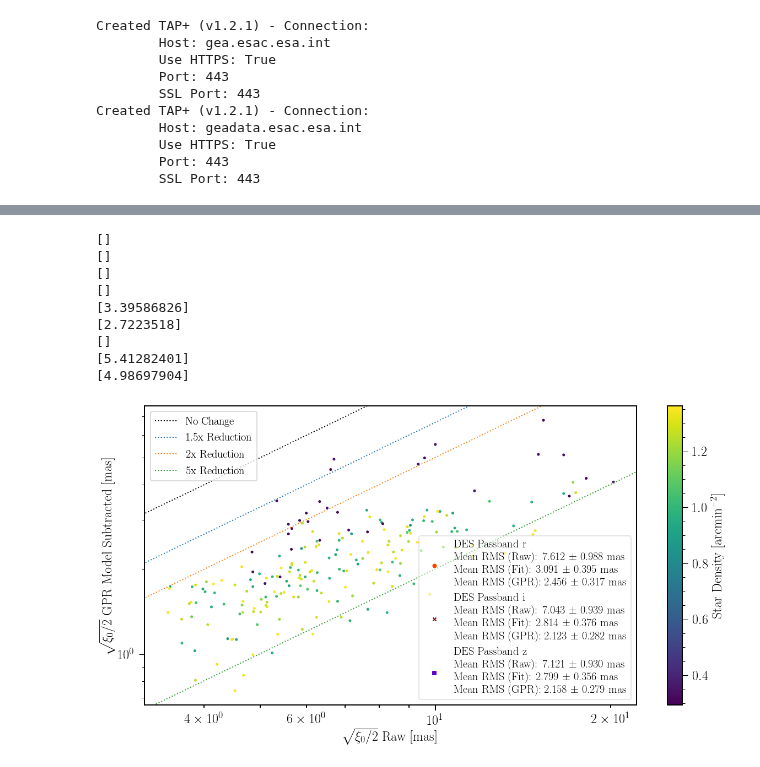
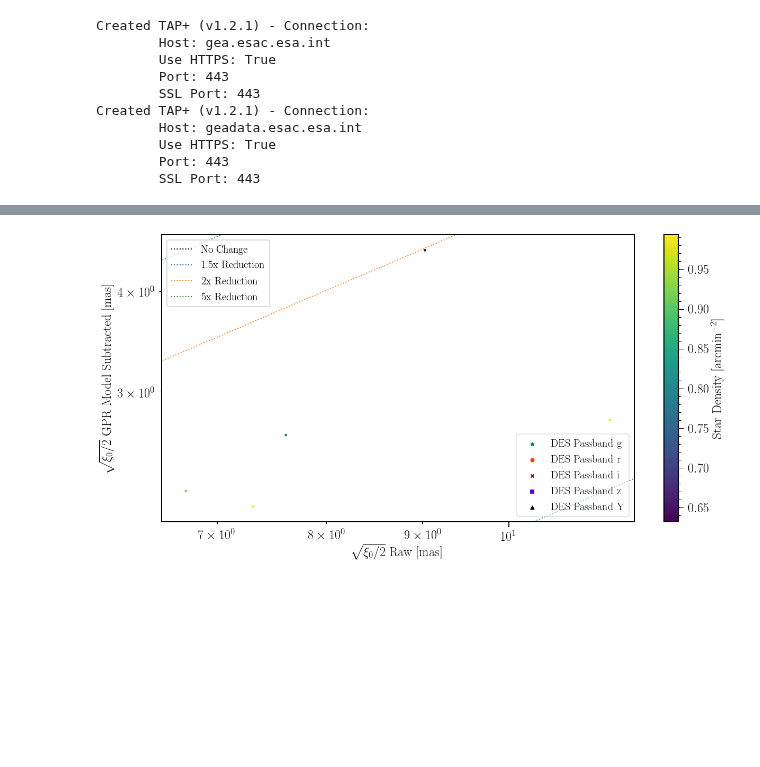
Before and after one commit to FoxFortino/DESworkspace, a Jupyter notebook: xiBA2.ipynb, the cells around one changed output, grey strips where cells are left out. Saved outputs shown, nothing was run; the diff lists cells and outputs as text; code cells hidden in the pictures; blank space fills up the shorter version.

```diff
--- a/xiBA2.ipynb
+++ b/xiBA2.ipynb
@@ -39,4 +39,7 @@ Created TAP+ (v1.2.1) - Connection:
 # FITSfiles += sorted(glob.glob(f"/home/fortino/GPRSolutions/zone132/GPR.??????.?RC.fits"))
 # FITSfiles += sorted(glob.glob(f"/home/fortino/GPRSolutions/eris/GPR.??????.?RC.fits"))
 # print(len(FITSfiles))
+
+FITSfiles = sorted(glob.glob(f"SampleSolutions/GPR.??????.?RC.fits"))
+print(len(FITSfiles))
 # %% [output]
@@ -80,41 +83,49 @@ def xiBA2(
         if len(AP.expNums[band]) == 0:
             continue
 
+        # Collect the raw and GPR RMS values
         RMS_raw.extend(AP.RMS_raw[band])
         RMS_GPR.extend(AP.RMS_GPR[band])
 
+        # Collect the raw and GPR RMS error values
         RMSerr_raw.extend(AP.RMSerr_raw[band])
         RMSerr_GPR.extend(AP.RMSerr_GPR[band])
 
+        # Collect the star densities
         starDensity.extend(u.Quantity(AP.starDensity[band]).value)
 
+        # Sigma clip on the errors for the raw RMS
         maskraw = stats.sigma_clip(AP.RMSerr_raw[band], sigma=5).mask
-        print(np.array(AP.RMS_raw[band])[maskraw])
+#         print(np.array(AP.RMS_raw[band])[maskraw])
         avgRMS_raw = np.mean(np.array(AP.RMS_raw[band])[~maskraw])
         avgRMSErr_raw = np.sqrt(np.sum(np.power(np.array(AP.RMS_raw[band])[~maskraw], 2)))
         avgRMSErr_raw /= len(np.array(AP.RMS_raw[band])[~maskraw])
 
+        # Sigma clip on the errors for the fitted RMS
         maskGPR_fC = stats.sigma_clip(AP.RMSerr_GPR_fC[band], sigma=5).mask
-        print(np.array(AP.RMS_GPR_fC[band])[maskGPR_fC])
+#         print(np.array(AP.RMS_GPR_fC[band])[maskGPR_fC])
         avgRMS_GPR_fC = np.mean(np.array(AP.RMS_GPR_fC[band])[~maskGPR_fC])
         avgRMSErr_GPR_fC = np.sqrt(np.sum(np.power(np.array(AP.RMS_GPR_fC[band])[~maskGPR_fC], 2)))
         avgRMSErr_GPR_fC /= len(np.array(AP.RMS_GPR_fC[band])[~maskGPR_fC])
 
+        # Sigma clip on the errors for the GPR RMS
         maskGPR = stats.sigma_clip(AP.RMSerr_GPR[band], sigma=5).mask
-        print(np.array(AP.RMS_GPR[band])[maskGPR])
+#         print(np.array(AP.RMS_GPR[band])[maskGPR])
         avgRMS_GPR = np.mean(np.array(AP.RMS_GPR[band])[~maskGPR])
         avgRMSErr_GPR = np.sqrt(np.sum(np.power(np.array(AP.RMS_GPR[band])[~maskGPR], 2)))
         avgRMSErr_GPR /= len(np.array(AP.RMS_GPR[band])[~maskGPR])
 
+        # Create the legend handle for the current band in the for loop. This scatter point is
+        # arbitrary and is just used to put a label in the legend for the band.
         bandHandle = plt.scatter(
             -1, 0,
             alpha=1,
             color=plotGPR.DES_COLORS[band],
             marker=plotGPR.DES_MARKERS[band],
             label=f"DES Passband {band}"
-                  f"\nMean RMS (Raw): {avgRMS_raw:.3f} ± {avgRMSErr_raw:.3f} mas"
-                  f"\nMean RMS (Fit): {avgRMS_GPR_fC:.3f} ± {avgRMSErr_GPR_fC:.3f} mas"
-                  f"\nMean RMS (GPR): {avgRMS_GPR:.3f} ± {avgRMSErr_GPR:.3f} mas"
+#                   f"\nMean RMS (Raw): {avgRMS_raw:.3f} ± {avgRMSErr_raw:.3f} mas"
+#                   f"\nMean RMS (Fit): {avgRMS_GPR_fC:.3f} ± {avgRMSErr_GPR_fC:.3f} mas"
+#                   f"\nMean RMS (GPR): {avgRMS_GPR:.3f} ± {avgRMSErr_GPR:.3f} mas"
                 )
         bandHandles.append(bandHandle)
 
@@ -125,11 +136,14 @@ def xiBA2(
                     (AP.RMS_raw[band][i], AP.RMS_GPR[band][i]),
                     fontsize=10)
 
+    # Finally plot the RMS values for all bands at once. This way, the colors, given by kwarg c, are
+    # all on the same cmap.
     scatter = plt.scatter(
         RMS_raw, RMS_GPR,
         c=starDensity, cmap="viridis",
         marker=".")
 
+    # Add the handles for each band to the legend.
     bandLegend = plt.legend(
         handles=bandHandles,
         loc="lower right",
@@ -152,42 +166,33 @@ def xiBA2(
     red1_5 = plt.plot(
         x, x/1.5,
         c="tab:blue", ls=":",
         label="1.5x Reduction")[0]
 
     red2 = plt.plot(
         x, x/2,
         c="tab:orange",
         ls=":",
         label="2x Reduction")[0]
 
     red5 = plt.plot(
         x, x/5,
         c="tab:green", ls=":",
         label="5x Reduction")[0]
 
     refLegend = plt.legend(
         handles=[noChange, red1_5, red2, red5],
         loc="upper left",
         framealpha=framealpha)
     plt.gca().add_artist(refLegend)
 
     plt.xlabel(r"$\sqrt{\xi_{0}/2}$ Raw [mas]")
     plt.ylabel(r"$\sqrt{\xi_{0}/2}$ GPR Model Subtracted [mas]")
 
     if save is not None:
         plt.savefig(save)
     plt.show()
 
-# xiBA2(AP, ["g", "r", "i", "z", "Y"], annotate=False)
-xiBA2(AP, ["r", "i", "z"], annotate=False)
+xiBA2(AP, ["g", "r", "i", "z", "Y"], annotate=False)
+# xiBA2(AP, ["r", "i", "z"], annotate=False)
 # %% [output]
-[]
-[]
-[]
-[]
-[3.39586826]
-[2.7223518]
-[]
-[5.41282401]
-[4.98697904]
-[figure, old version]
+[figure, new version]
```
Also changed, not shown: parts of 2 cells of this notebook.
